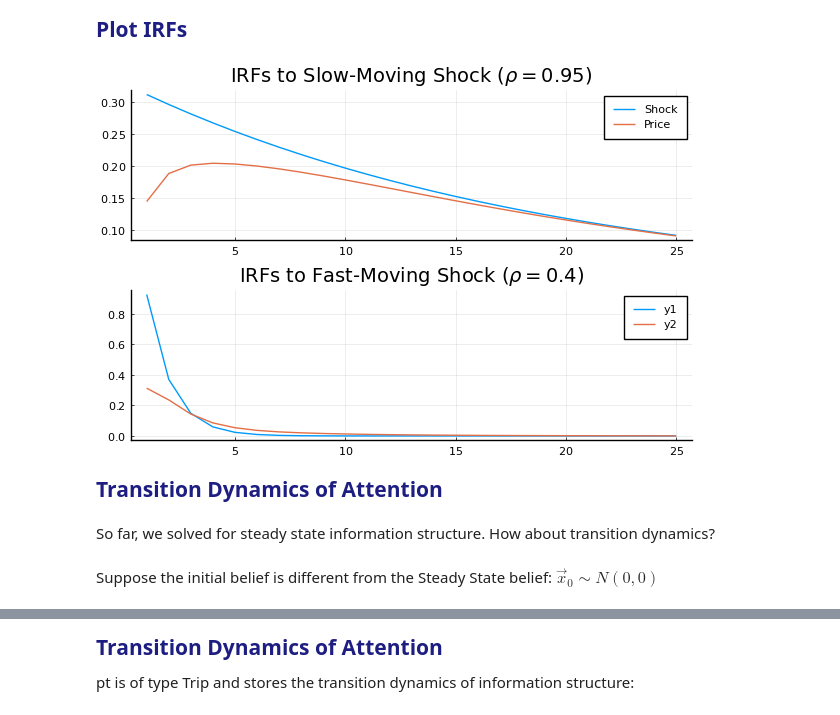
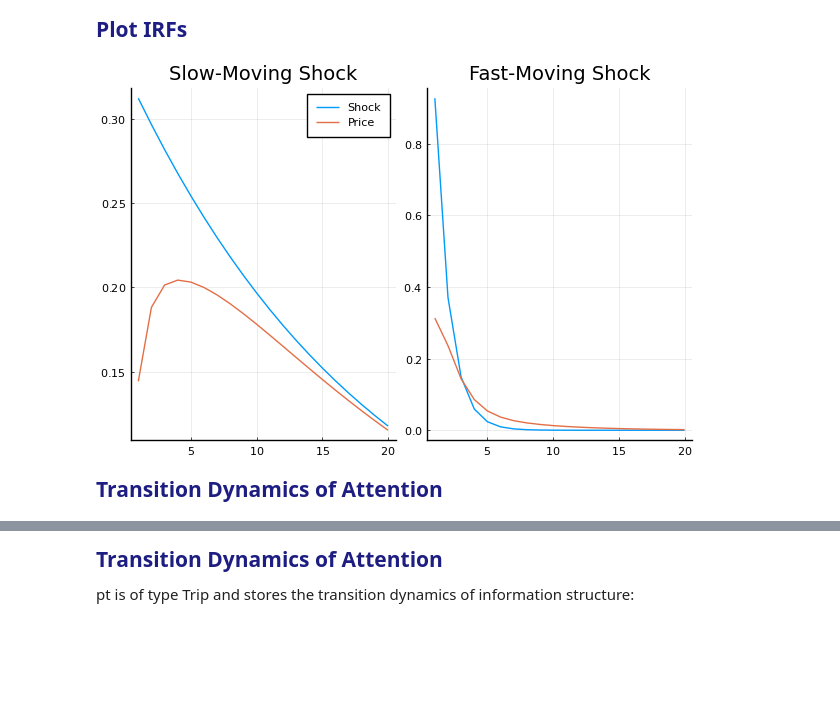
Before and after one commit to afrouzi/DRIPs-slides, a Jupyter notebook: intro_slides.ipynb, the cells around one changed output, grey strips where cells are left out. Cells and saved outputs as stored; diff of their text form; code cells hidden in the pictures; blank space fills up the shorter version.

```diff
--- a/intro_slides.ipynb
+++ b/intro_slides.ipynb
@@ -400,8 +401,8 @@ BenchmarkTools.Trial:
 </p>
 Use the built-in `irfs()` function to retrieve impulse response functions of beliefs and actions to shocks.
 # %%
-p = Drip(ω,β,A,Q,H)
-irfs_bp = irfs(p,T = 25);
+p = Drip(ω,β,A,Q,H);        # Solve for the steady state of the DRIP
+irfs_bp = irfs(p,T = 20);
 # %% [markdown]
 <p style="font-family:Lato;font-size:140%;color:rgb(30,30,130);line-height:150%">
     <b>What does irfs() return?</b>
@@ -432,15 +433,15 @@ In particular, if `n` is the dimension of `x`, `m` is the dimension of `a` and `
     <b>Plot IRFs</b>
 </p>
 # %%
-using Plots, LaTeXStrings; pyplot(); T  = 25;
+using Plots, LaTeXStrings; pyplot(); T  = 20;
 pl1 = plot(1:T, [irfs_bp.x[1,1,:], irfs_bp.a[1,1,:]],
-    title             = L"IRFs to Slow-Moving Shock ($\rho = 0.95$)",
+    title             = "Slow-Moving Shock",
     label             = ["Shock" "Price"])
 pl2 = plot(1:T, [irfs_bp.x[2,2,:], irfs_bp.a[1,2,:]],
-    title             = L"IRFs to Fast-Moving Shock ($\rho = 0.4$)")
-pl = plot(pl1,pl2,layout = (2,1))
+    title             = "Fast-Moving Shock", legend = :false)
+pl = plot(pl1,pl2,layout = (1,2))
 # %% [output]
-[figure, old version]
+[figure, new version]
 # %% [markdown]
 <p style="font-family:Lato;font-size:140%;color:rgb(30,30,130);line-height:150%">
     <b> Transition Dynamics of Attention</b>
@@ -450,4 +448,0 @@ p = Drip(ω,β,A,Q,H);
-# %% [markdown]
-So far, we solved for steady state information structure. How about transition dynamics?
-# %% [markdown]
-Suppose the initial belief is different from the Steady State belief: $\vec{x}_0\sim N(0,0)$
```
Also changed, not shown: parts of 20 cells of this notebook, 2 other files.
